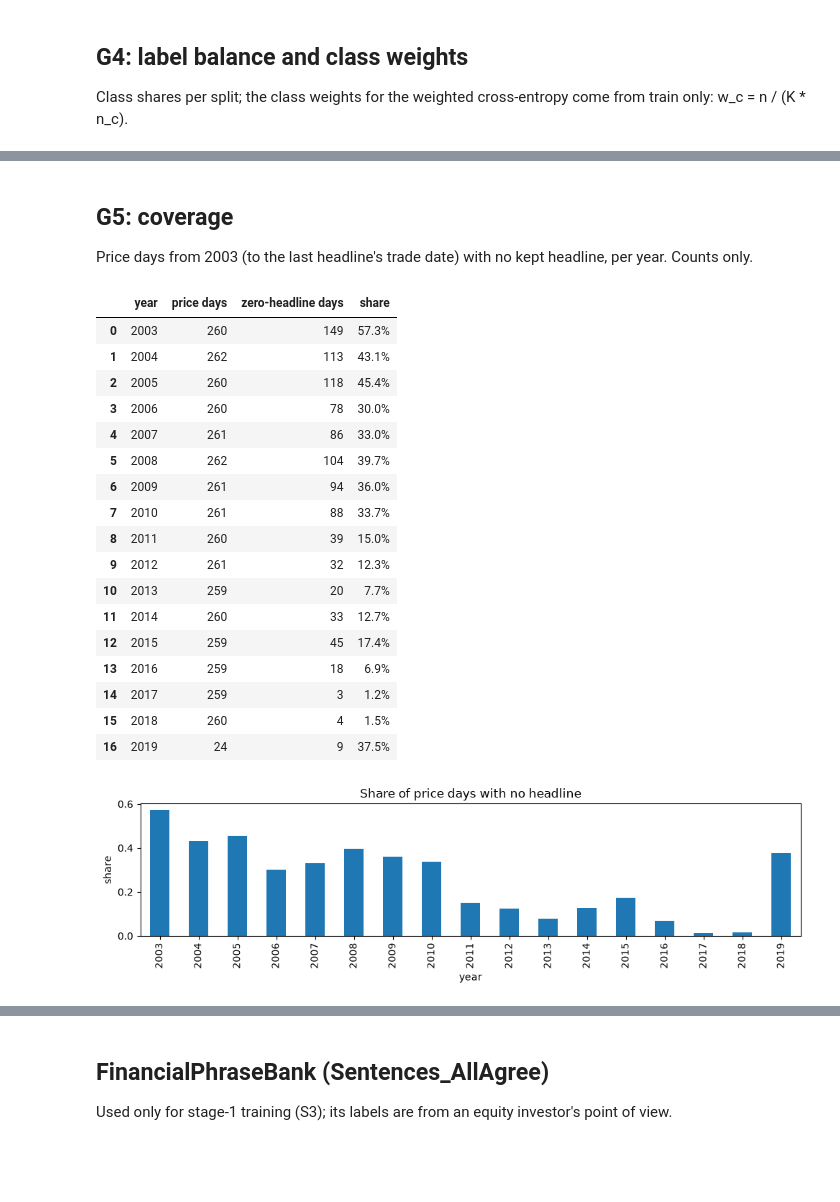
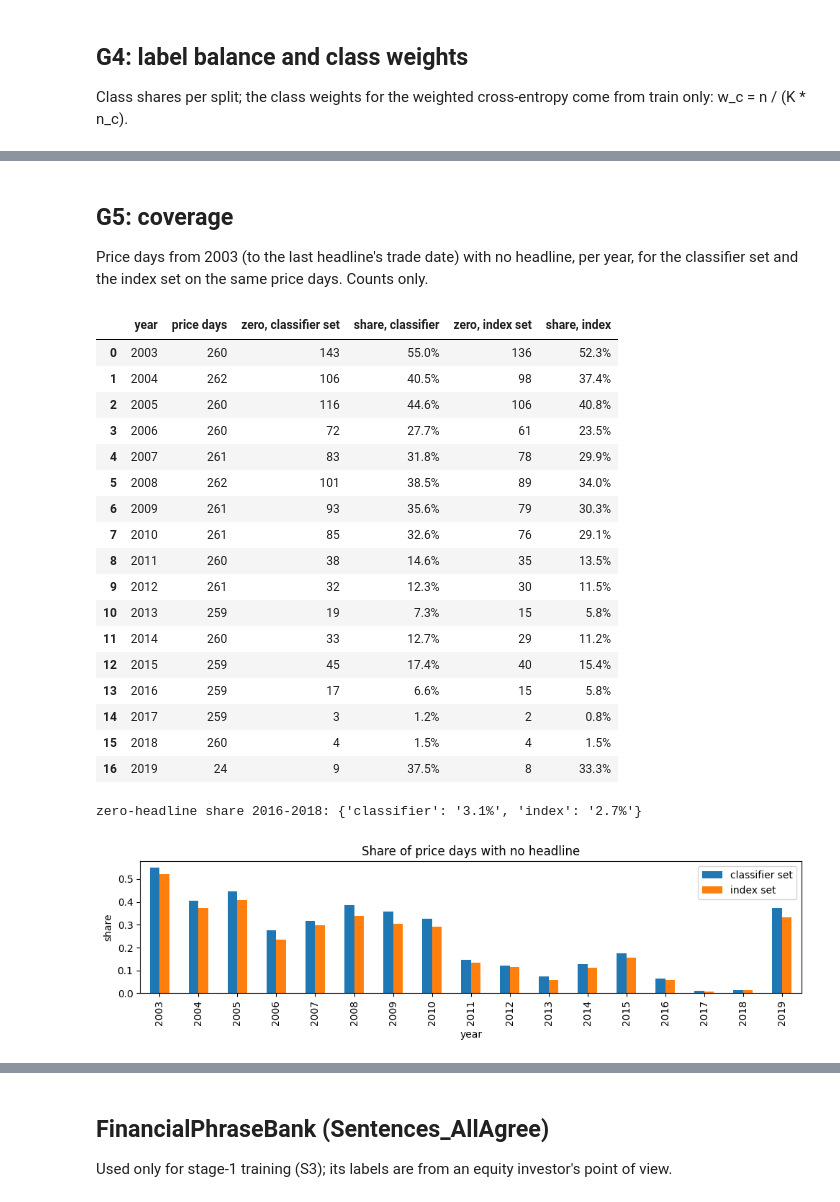
Before and after one commit to yazan-alsamman/ai-trading-analysis-system, a Jupyter notebook: ai-service/notebooks/sentiment/01_data_gates.ipynb, the cells around one changed output, grey strips where cells are left out. Drawn from its saved outputs; the diff is of its cells as text; code cells hidden in the pictures; blank space fills up the shorter version.

```diff
--- a/ai-service/notebooks/sentiment/01_data_gates.ipynb
+++ b/ai-service/notebooks/sentiment/01_data_gates.ipynb
@@ -140,5 +155,5 @@ from the count alone, before any model. Then we check that no normalised text is
 # %%
-kept_mask = gold["keep"]
+kept_mask = gold["in_classifier_set"]
 choice = sd.choose_split(
     gold.loc[kept_mask, "date"], cfg.default_split, cfg.fallback_split, cfg.min_test
 )
@@ -148,5 +163,7 @@ print(
     f"chosen: {choice.name} (train <= {choice.train_last}, validation <= {choice.val_last}); "
     f"default test count {choice.test_count_default:,} vs minimum {cfg.min_test:,}"
 )
-pd.Series(choice.counts, name="kept headlines").to_frame()
+n_index_test = int((gold["in_index_set"] & gold["split"].eq("test")).sum())
+print(f"index set in the test years: {n_index_test:,}")
+pd.Series(choice.counts, name="classifier set").to_frame()
 # %% [output]
@@ -237,36 +255,44 @@ pd.Series(weights, name="weight (train only)").to_frame()
 # %% [markdown]
 ## G5: coverage
 
-Price days from 2003 (to the last headline's trade date) with no kept headline, per year.
-Counts only.
+Price days from 2003 (to the last headline's trade date) with no headline, per year, for the
+classifier set and the index set on the same price days. Counts only.
 # %%
-g5 = sg.g5_table(kept, calendar, cfg.price_first)
+g5, g5_shares = sg.g5_both(gold, calendar, cfg.price_first)
 display(g5)
-share = g5.set_index("year")["zero-headline days"] / g5.set_index("year")["price days"]
+print("zero-headline share 2016-2018:", {k: sg.pct(v) for k, v in g5_shares.items()})
+y = g5.set_index("year")
+share = pd.DataFrame(
+    {
+        "classifier set": y["zero, classifier set"] / y["price days"],
+        "index set": y["zero, index set"] / y["price days"],
+    }
+)
 ax = share.plot.bar(figsize=(10, 3), title="Share of price days with no headline")
 ax.set_ylabel("share")
 plt.tight_layout()
 plt.show()
 # %% [output]
-|  | year | price days | zero-headline days | share |
-| 0 | 2003 | 260 | 149 | 57.3% |
-| 1 | 2004 | 262 | 113 | 43.1% |
-| 2 | 2005 | 260 | 118 | 45.4% |
-| 3 | 2006 | 260 | 78 | 30.0% |
-| 4 | 2007 | 261 | 86 | 33.0% |
-| 5 | 2008 | 262 | 104 | 39.7% |
-| 6 | 2009 | 261 | 94 | 36.0% |
-| 7 | 2010 | 261 | 88 | 33.7% |
-| 8 | 2011 | 260 | 39 | 15.0% |
-| 9 | 2012 | 261 | 32 | 12.3% |
-| 10 | 2013 | 259 | 20 | 7.7% |
-| 11 | 2014 | 260 | 33 | 12.7% |
-| 12 | 2015 | 259 | 45 | 17.4% |
-| 13 | 2016 | 259 | 18 | 6.9% |
-| 14 | 2017 | 259 | 3 | 1.2% |
-| 15 | 2018 | 260 | 4 | 1.5% |
-| 16 | 2019 | 24 | 9 | 37.5% |
+|  | year | price days | zero, classifier set | share, classifier | zero, index set | share, index |
+| 0 | 2003 | 260 | 143 | 55.0% | 136 | 52.3% |
+| 1 | 2004 | 262 | 106 | 40.5% | 98 | 37.4% |
+| 2 | 2005 | 260 | 116 | 44.6% | 106 | 40.8% |
+| 3 | 2006 | 260 | 72 | 27.7% | 61 | 23.5% |
+| 4 | 2007 | 261 | 83 | 31.8% | 78 | 29.9% |
+| 5 | 2008 | 262 | 101 | 38.5% | 89 | 34.0% |
+| 6 | 2009 | 261 | 93 | 35.6% | 79 | 30.3% |
+| 7 | 2010 | 261 | 85 | 32.6% | 76 | 29.1% |
+| 8 | 2011 | 260 | 38 | 14.6% | 35 | 13.5% |
+| 9 | 2012 | 261 | 32 | 12.3% | 30 | 11.5% |
+| 10 | 2013 | 259 | 19 | 7.3% | 15 | 5.8% |
+| 11 | 2014 | 260 | 33 | 12.7% | 29 | 11.2% |
+| 12 | 2015 | 259 | 45 | 17.4% | 40 | 15.4% |
+| 13 | 2016 | 259 | 17 | 6.6% | 15 | 5.8% |
+| 14 | 2017 | 259 | 3 | 1.2% | 2 | 0.8% |
+| 15 | 2018 | 260 | 4 | 1.5% | 4 | 1.5% |
+| 16 | 2019 | 24 | 9 | 37.5% | 8 | 33.3% |
+zero-headline share 2016-2018: {'classifier': '3.1%', 'index': '2.7%'}
-[figure, old version]
+[figure, new version]
 # %% [markdown]
 ## G2: price cross-check
 
```
Also changed, not shown: parts of 17 cells of this notebook, 8 other files.
